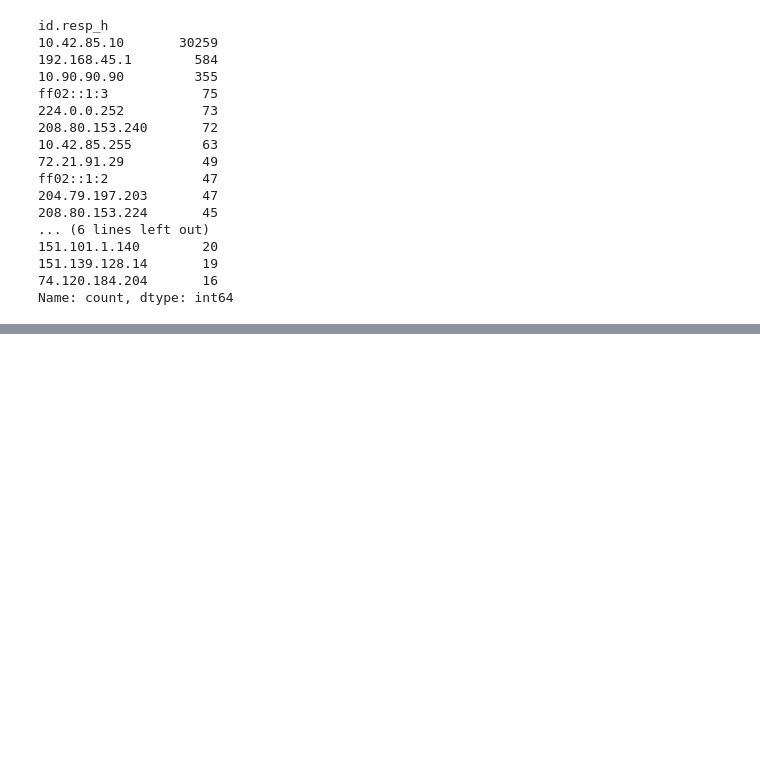
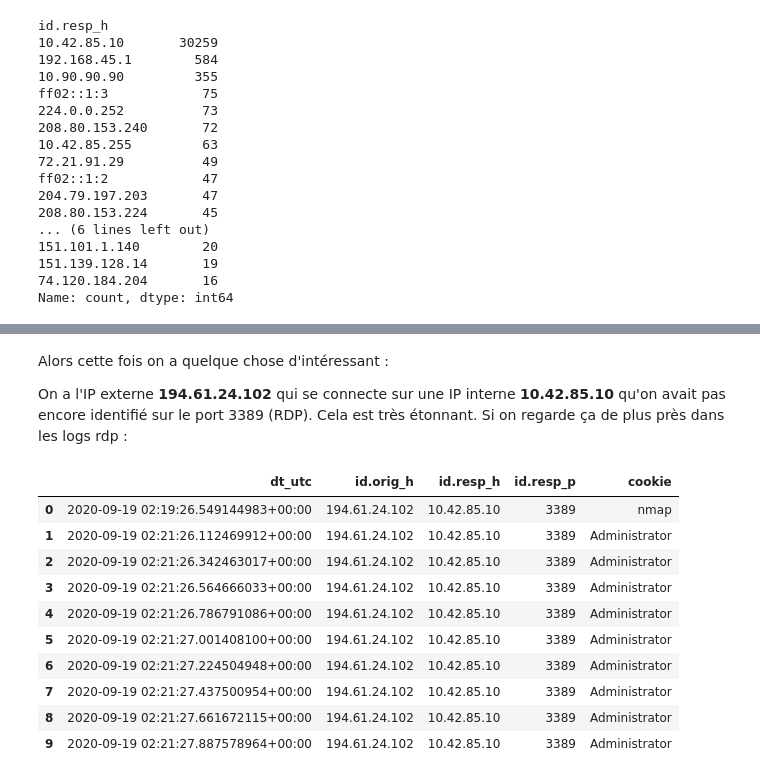
Before and after one commit to theophane-droid/blog_content, a Jupyter notebook: network_investigation/analysis.ipynb, the cells around one changed output, grey strips where cells are left out. Cells and saved outputs as stored; diff of their text form; code cells hidden in the pictures; blank space fills up the shorter version.

```diff
--- a/network_investigation/analysis.ipynb
+++ b/network_investigation/analysis.ipynb
@@ -82,0 +278,21 @@ top_flows_bytes
+# %% [markdown]
+Alors cette fois on a quelque chose d'intéressant :
+
+On a l'IP externe **194.61.24.102** qui se connecte sur une IP interne **10.42.85.10** qu'on avait pas encore identifié sur le port 3389 (RDP). Cela est très étonnant. Si on regarde ça de plus près dans les logs rdp :
+# %%
+rdp = datasets['rdp']
+rdp["dt_utc"] = pd.to_datetime(rdp["ts"], unit="s", utc=True)
+filtered = rdp[rdp['id.resp_h'] == '10.42.85.10']
+filtered[['dt_utc', 'id.orig_h', 'id.resp_h', 'id.resp_p', 'cookie']][:10]
+# %% [output]
+|  | dt_utc | id.orig_h | id.resp_h | id.resp_p | cookie |
+| 0 | 2020-09-19 02:19:26.549144983+00:00 | 194.61.24.102 | 10.42.85.10 | 3389 | nmap |
+| 1 | 2020-09-19 02:21:26.112469912+00:00 | 194.61.24.102 | 10.42.85.10 | 3389 | Administrator |
+| 2 | 2020-09-19 02:21:26.342463017+00:00 | 194.61.24.102 | 10.42.85.10 | 3389 | Administrator |
+| 3 | 2020-09-19 02:21:26.564666033+00:00 | 194.61.24.102 | 10.42.85.10 | 3389 | Administrator |
+| 4 | 2020-09-19 02:21:26.786791086+00:00 | 194.61.24.102 | 10.42.85.10 | 3389 | Administrator |
+| 5 | 2020-09-19 02:21:27.001408100+00:00 | 194.61.24.102 | 10.42.85.10 | 3389 | Administrator |
+| 6 | 2020-09-19 02:21:27.224504948+00:00 | 194.61.24.102 | 10.42.85.10 | 3389 | Administrator |
+| 7 | 2020-09-19 02:21:27.437500954+00:00 | 194.61.24.102 | 10.42.85.10 | 3389 | Administrator |
+| 8 | 2020-09-19 02:21:27.661672115+00:00 | 194.61.24.102 | 10.42.85.10 | 3389 | Administrator |
+| 9 | 2020-09-19 02:21:27.887578964+00:00 | 194.61.24.102 | 10.42.85.10 | 3389 | Administrator |
```
Also changed, not shown: parts of 19 cells of this notebook.
